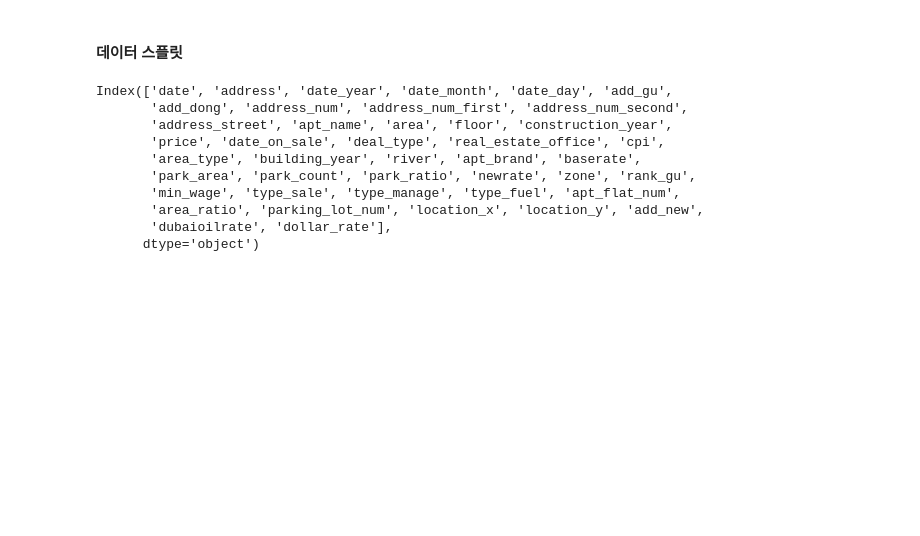
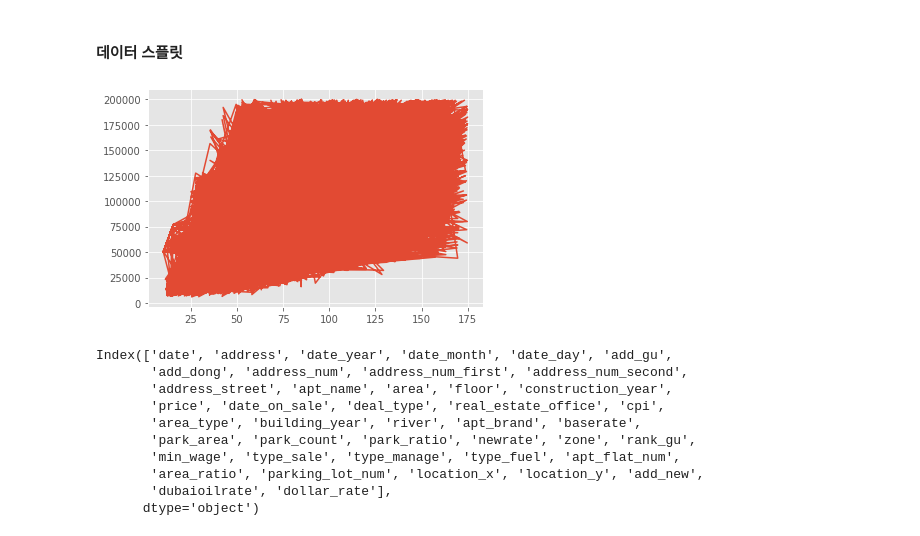
Before and after one commit to Jesimsim/ds-section2-project, a Jupyter notebook: section2_project_practice.ipynb, the cells around one changed output. Cells and saved outputs as stored; diff of their text form; code cells hidden in the pictures; blank space fills up the shorter version.

```diff
--- a/section2_project_practice.ipynb
+++ b/section2_project_practice.ipynb
@@ -1200,5 +1242,9 @@ sns.heatmap(df_corr, mask=mask, annot=True);
 [figure]
 # %% [markdown]
 #### **데이터 스플릿**
+# %%
+plt.plot(val.area, val.price);
+# %% [output]
+[figure, added]
 # %%
 # 데이터 스플릿
```
Also changed, not shown: parts of 39 cells of this notebook.
